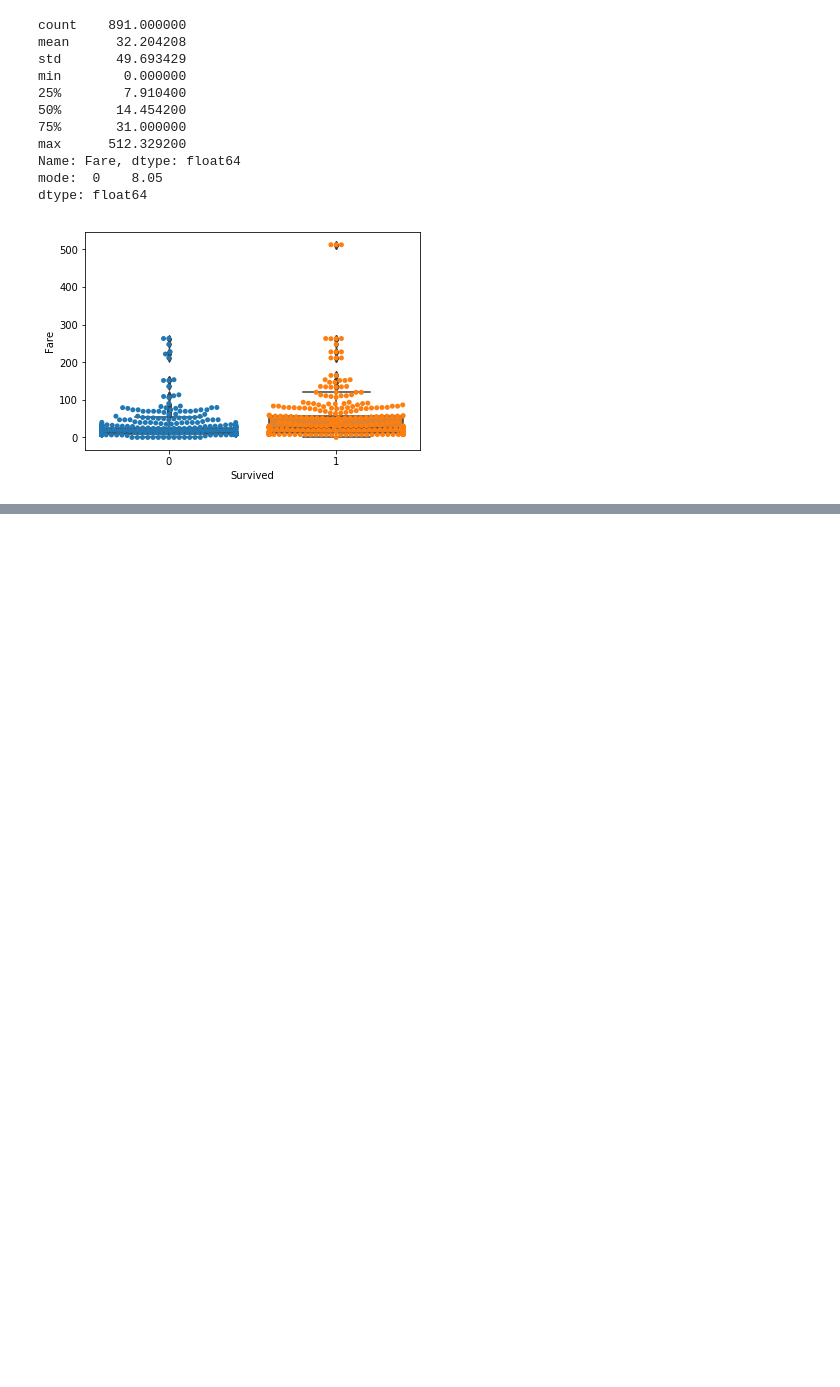
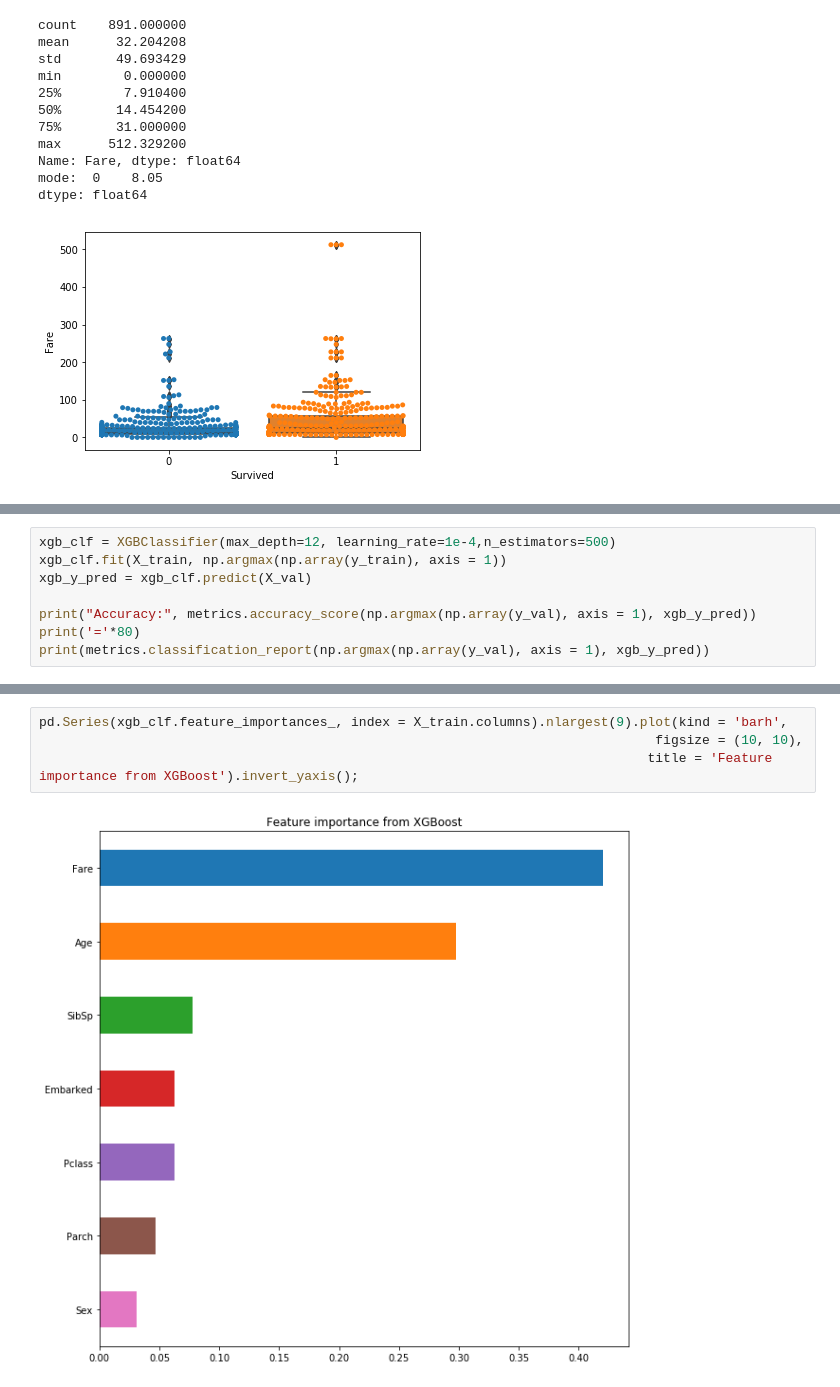
Before and after one commit to notha99y/EDA, a Jupyter notebook: Titanic.ipynb, the cells around one changed output, grey strips where cells are left out. Cells and saved outputs as stored; diff of their text form; blank space fills up the shorter version.

Commit message:
better my understanding on rf and xgboost

```diff
--- a/Titanic.ipynb
+++ b/Titanic.ipynb
@@ -315,0 +349,8 @@ pd.Series(clf.feature_importances_, index = X_train.columns).nlargest(10).plot(k
+# %%
+xgb_clf = XGBClassifier(max_depth=12, learning_rate=1e-4,n_estimators=500)
+xgb_clf.fit(X_train, np.argmax(np.array(y_train), axis = 1))
+xgb_y_pred = xgb_clf.predict(X_val)
+
+print("Accuracy:", metrics.accuracy_score(np.argmax(np.array(y_val), axis = 1), xgb_y_pred))
+print('='*80)
+print(metrics.classification_report(np.argmax(np.array(y_val), axis = 1), xgb_y_pred))
@@ -315,0 +368,6 @@ pd.Series(clf.feature_importances_, index = X_train.columns).nlargest(10).plot(k
+# %%
+pd.Series(xgb_clf.feature_importances_, index = X_train.columns).nlargest(9).plot(kind = 'barh',
+                                                                               figsize = (10, 10),
+                                                                              title = 'Feature importance from XGBoost').invert_yaxis();
+# %% [output]
+[figure, added]
```
Also changed, not shown: parts of 18 cells of this notebook, 3 other files.
